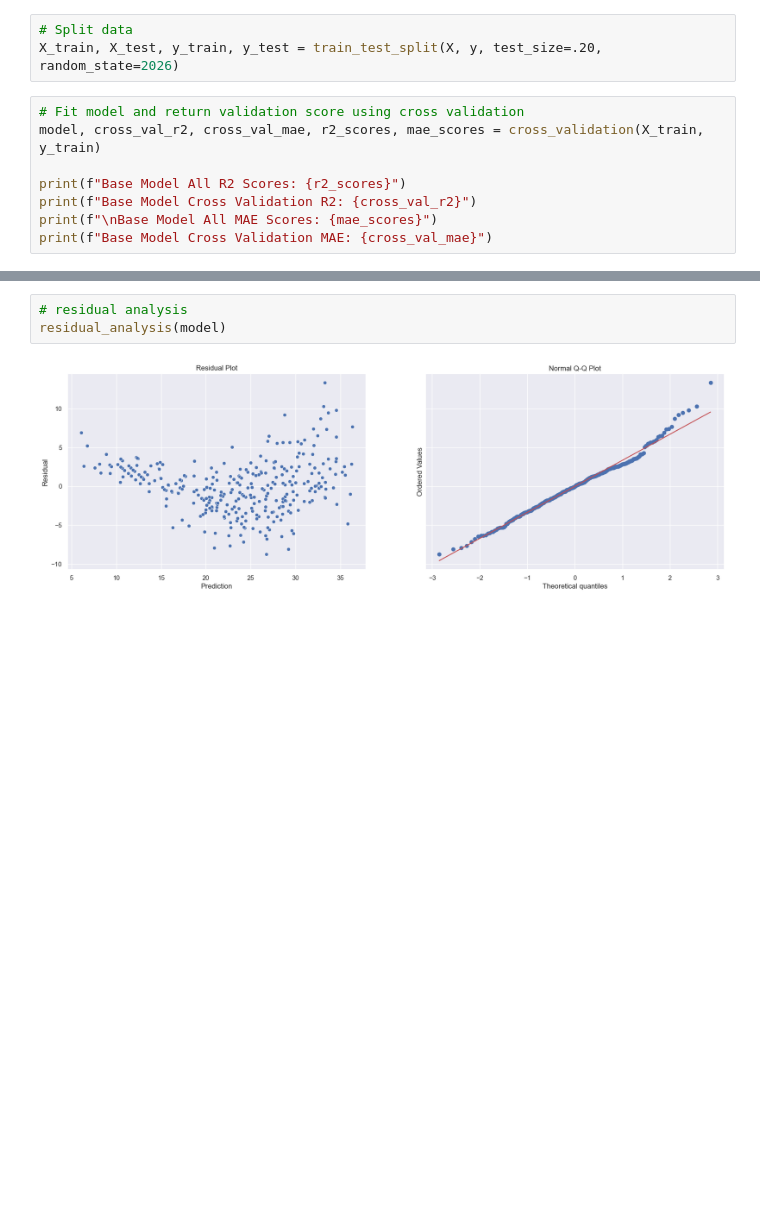
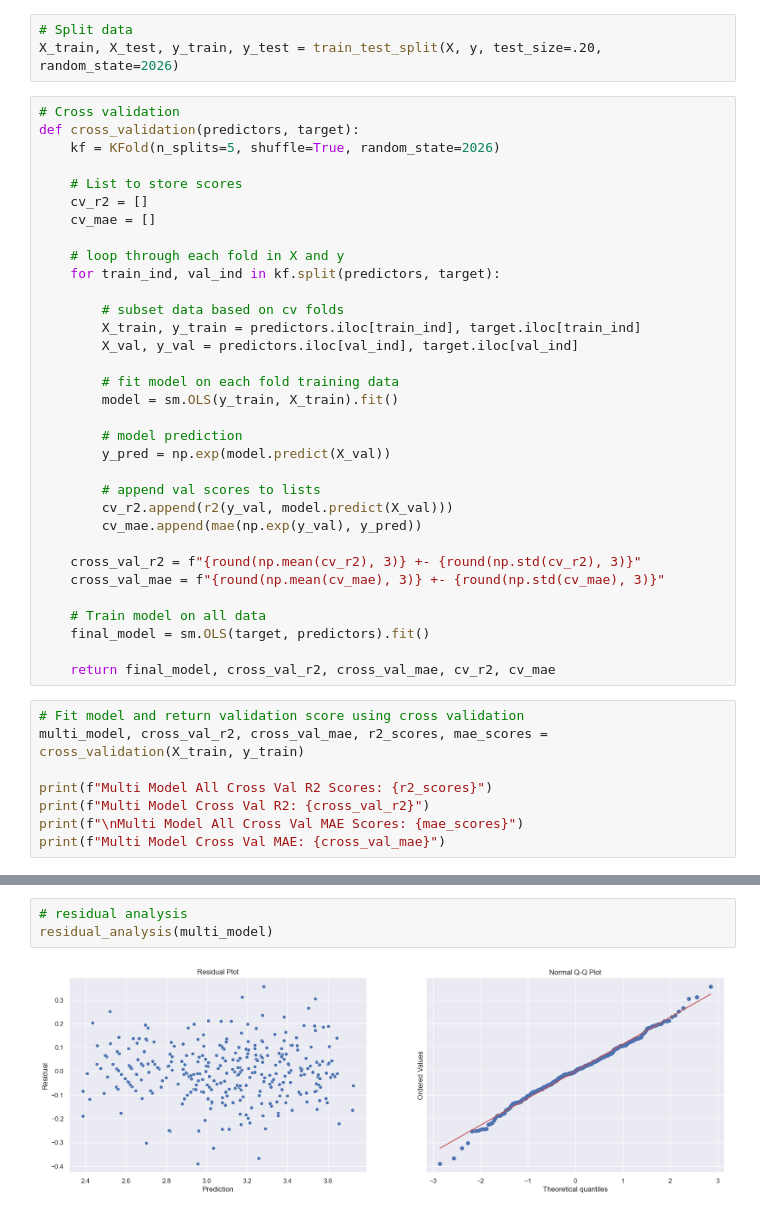
Before and after one commit to GeorgeScriptt/Vehicle-Fuel-Efficiency-Prediction, a Jupyter notebook: Vehicle-Fuel-Efficiency-Analysis-and-Modelling.ipynb, the cells around one changed output, grey strips where cells are left out. Saved outputs shown, nothing was run; the diff lists cells and outputs as text; blank space fills up the shorter version.

Commit message:
Engineered new features, train multiple linear regression and selected best features

```diff
--- a/Vehicle-Fuel-Efficiency-Analysis-and-Modelling.ipynb
+++ b/Vehicle-Fuel-Efficiency-Analysis-and-Modelling.ipynb
@@ -378,12 +381,45 @@ y = auto_df["mpg"]
 # %%
 # Split data
 X_train, X_test, y_train, y_test = train_test_split(X, y, test_size=.20, random_state=2026)
+# %%
+# Cross validation
+def cross_validation(predictors, target):
+    kf = KFold(n_splits=5, shuffle=True, random_state=2026)
+
+    # List to store scores
+    cv_r2 = []
+    cv_mae = []
+
+    # loop through each fold in X and y
+    for train_ind, val_ind in kf.split(predictors, target):
+
+        # subset data based on cv folds
+        X_train, y_train = predictors.iloc[train_ind], target.iloc[train_ind]
+        X_val, y_val = predictors.iloc[val_ind], target.iloc[val_ind]
+
+        # fit model on each fold training data
+        model = sm.OLS(y_train, X_train).fit()
+
+        # model prediction
+        y_pred = np.exp(model.predict(X_val))
+
+        # append val scores to lists
+        cv_r2.append(r2(y_val, model.predict(X_val)))
+        cv_mae.append(mae(np.exp(y_val), y_pred))
+
+    cross_val_r2 = f"{round(np.mean(cv_r2), 3)} +- {round(np.std(cv_r2), 3)}"
+    cross_val_mae = f"{round(np.mean(cv_mae), 3)} +- {round(np.std(cv_mae), 3)}"
+
+    # Train model on all data
+    final_model = sm.OLS(target, predictors).fit()
+
+    return final_model, cross_val_r2, cross_val_mae, cv_r2, cv_mae
 # %%
 # Fit model and return validation score using cross validation
-model, cross_val_r2, cross_val_mae, r2_scores, mae_scores = cross_validation(X_train, y_train)
+multi_model, cross_val_r2, cross_val_mae, r2_scores, mae_scores = cross_validation(X_train, y_train)
 
-print(f"Base Model All R2 Scores: {r2_scores}")
-print(f"Base Model Cross Validation R2: {cross_val_r2}")
-print(f"\nBase Model All MAE Scores: {mae_scores}")
-print(f"Base Model Cross Validation MAE: {cross_val_mae}")
+print(f"Multi Model All Cross Val R2 Scores: {r2_scores}")
+print(f"Multi Model Cross Val R2: {cross_val_r2}")
+print(f"\nMulti Model All Cross Val MAE Scores: {mae_scores}")
+print(f"Multi Model Cross Val MAE: {cross_val_mae}")
 # %% [output]
@@ -425,6 +460,6 @@ Notes:
 strong multicollinearity or other numerical problems.
 # %%
 # residual analysis
-residual_analysis(model)
+residual_analysis(multi_model)
 # %% [output]
-[figure, old version]
+[figure, new version]
```
Also changed, not shown: parts of 19 cells of this notebook.
